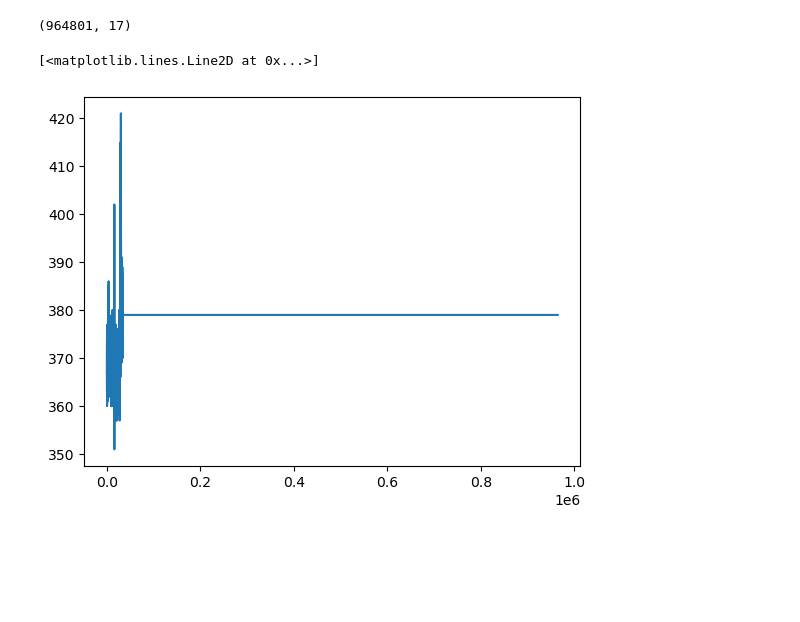
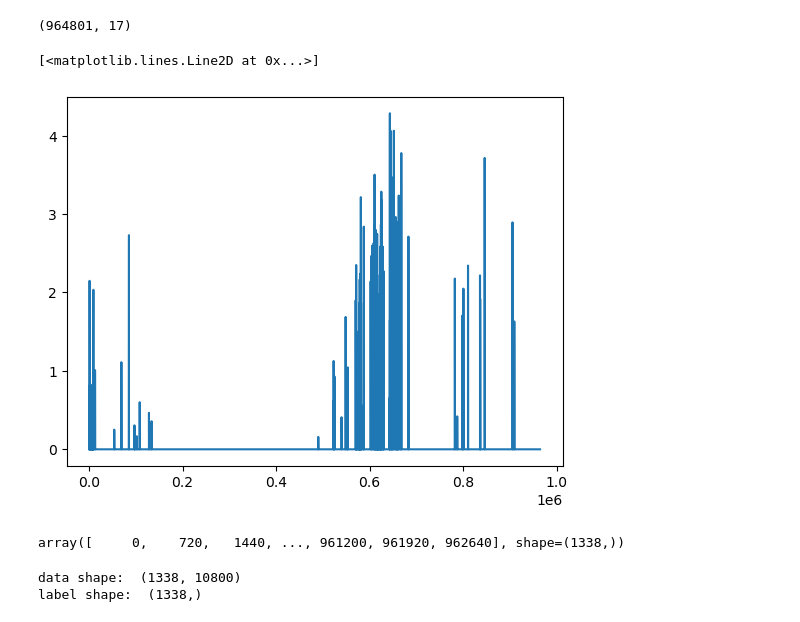
Before and after one commit to alexliebmanp/P288FinalProject, a Jupyter notebook: non_lstm.ipynb, the cells around one changed output. Cells and saved outputs as stored; diff of their text form; code cells hidden in the pictures; blank space fills up the shorter version.

```diff
--- a/non_lstm.ipynb
+++ b/non_lstm.ipynb
@@ -47,7 +65,20 @@ full_data_arr.shape
 # %% [output]
 (964801, 17)
 # %%
-plt.plot(full_data_arr[:,-7])
+plt.plot(full_data_arr[:,-1])
 # %% [output]
 [<matplotlib.lines.Line2D at 0x...>]
-[figure, old version]
+[figure, new version]
+# %%
+#trying 12 hour chunks (minutes)
+m = 720
+#predicting eruption in next day
+n = 1440
+
+#making array of starts to featurize next m minutes and label with n mins after that
+size = full_data_arr.shape[0]
+high_start = size - n - m #highest starting time for slice
+starts = np.arange(high_start)[::m]
+starts
+# %% [output]
+array([     0,    720,   1440, ..., 961200, 961920, 962640], shape=(1338,))
@@ -53,0 +95,6 @@ plt.plot(full_data_arr[:,-7])
+# %%
+print("data shape: ", X.shape)
+print("label shape: ", Y.shape)
+# %% [output]
+data shape:  (1338, 10800)
+label shape:  (1338,)
```
Also changed, not shown: parts of 9 cells of this notebook.
